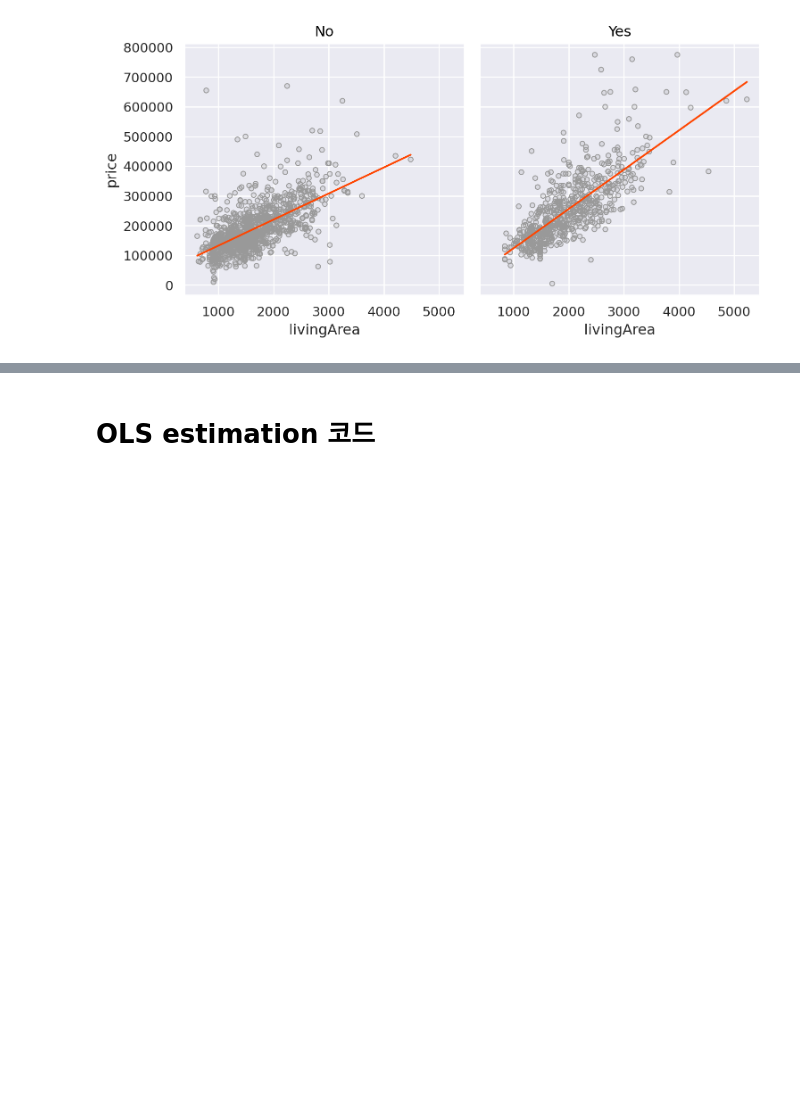
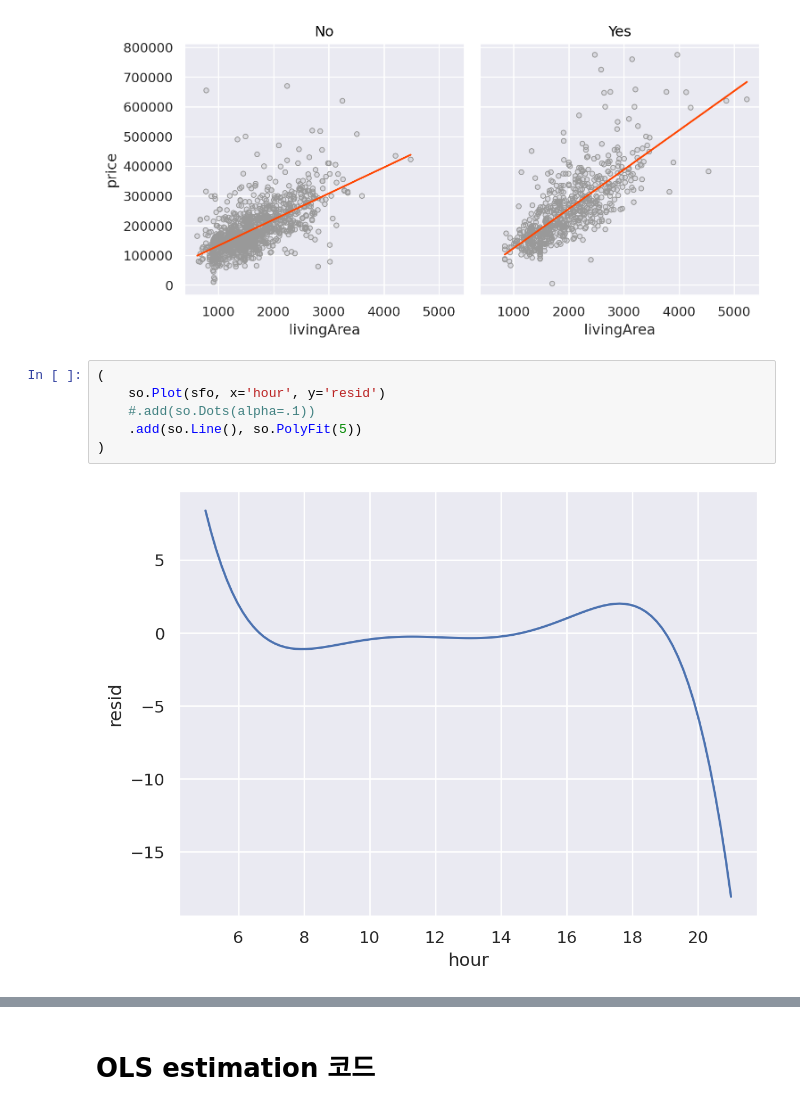
Before and after one commit to Felix-Silas/2024-1-Class, a Jupyter notebook: Data Analysis and Visualization/Final_exam_cheetsheet.ipynb, the cells around one changed output, grey strips where cells are left out. Drawn from its saved outputs; the diff is of its cells as text; blank space fills up the shorter version.

```diff
--- a/Data Analysis and Visualization/Final_exam_cheetsheet.ipynb
+++ b/Data Analysis and Visualization/Final_exam_cheetsheet.ipynb
@@ -118,3 +123,11 @@ houses = sm.datasets.get_rdataset("SaratogaHouses", "mosaicData").data
 )
 # %% [output]
 [figure]
+# %%
+(
+    so.Plot(sfo, x='hour', y='resid')
+    #.add(so.Dots(alpha=.1))
+    .add(so.Line(), so.PolyFit(5))
+)
+# %% [output]
+[figure, added]
```
Also changed, not shown: parts of 19 cells of this notebook.
